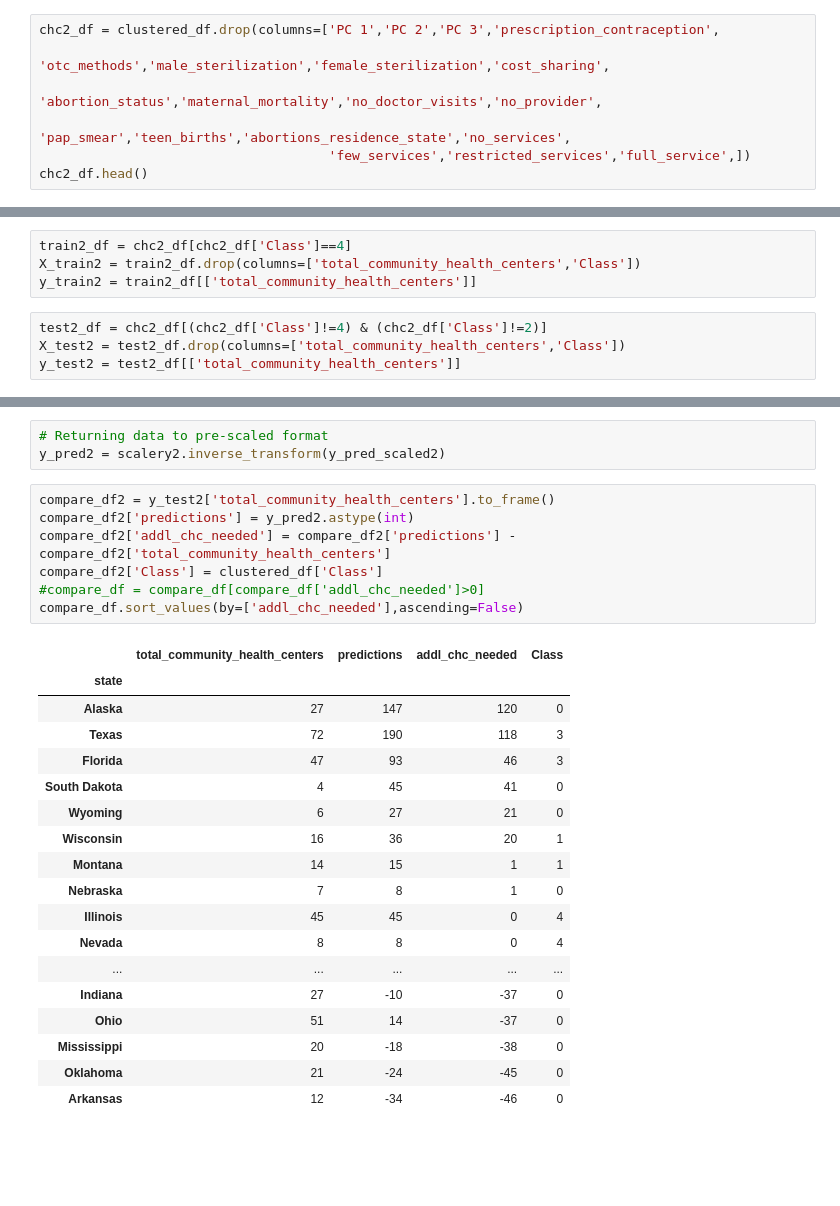
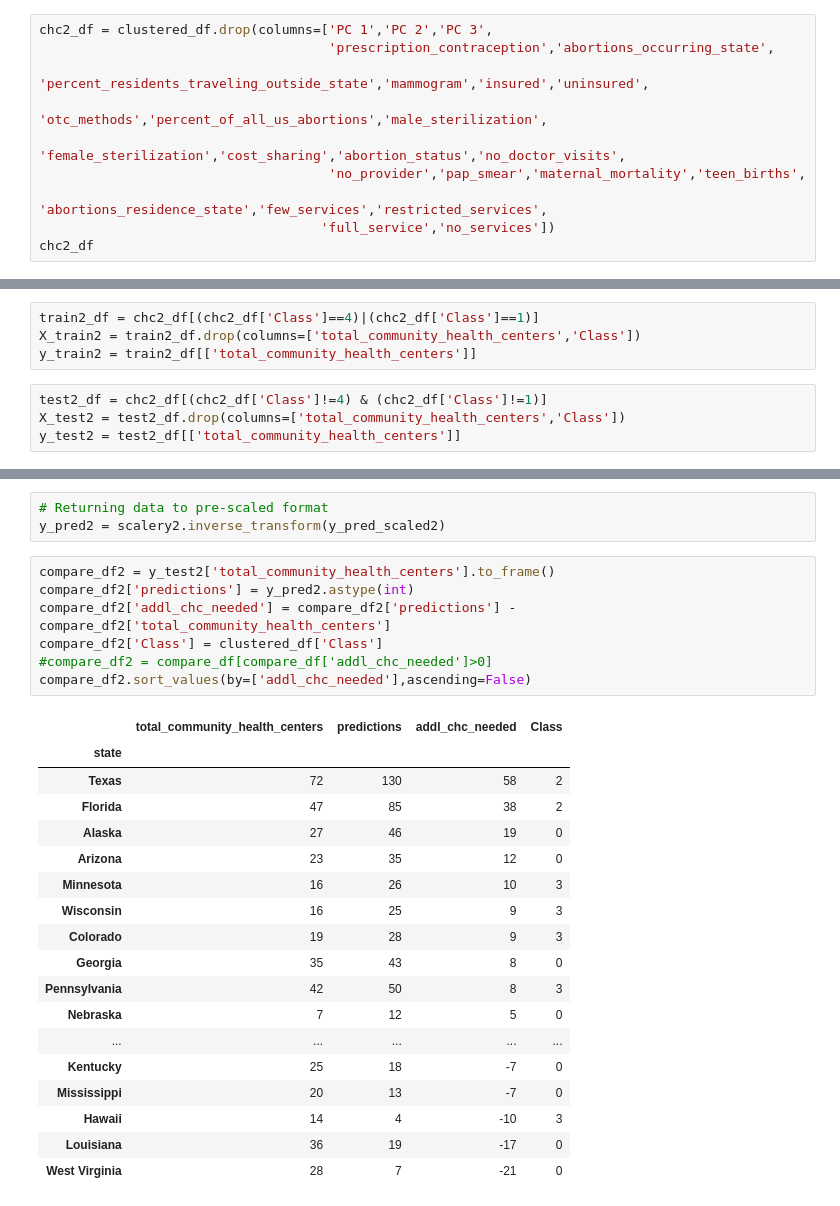
Before and after one commit to sarahcrozier/Reproductive_Health_Access, a Jupyter notebook: MLM_MLR.ipynb, the cells around one changed output, grey strips where cells are left out. Saved outputs shown, nothing was run; the diff lists cells and outputs as text; blank space fills up the shorter version.

```diff
--- a/MLM_MLR.ipynb
+++ b/MLM_MLR.ipynb
@@ -254,8 +232,11 @@ fi_df.sort_values(by=['Importance'], ascending=False)
 # %%
-chc2_df = clustered_df.drop(columns=['PC 1','PC 2','PC 3','prescription_contraception',
-                                     'otc_methods','male_sterilization','female_sterilization','cost_sharing',
-                                     'abortion_status','maternal_mortality','no_doctor_visits','no_provider',
-                                     'pap_smear','teen_births','abortions_residence_state','no_services',
-                                     'few_services','restricted_services','full_service',])
-chc2_df.head()
+chc2_df = clustered_df.drop(columns=['PC 1','PC 2','PC 3',
+                                     'prescription_contraception','abortions_occurring_state',
+                                     'percent_residents_traveling_outside_state','mammogram','insured','uninsured',
+                                     'otc_methods','percent_of_all_us_abortions','male_sterilization',
+                                     'female_sterilization','cost_sharing','abortion_status','no_doctor_visits',
+                                     'no_provider','pap_smear','maternal_mortality','teen_births',
+                                     'abortions_residence_state','few_services','restricted_services',
+                                    'full_service','no_services'])
+chc2_df
 # %% [output]
@@ -269,8 +261,8 @@ chc2_df.head()
 # %%
-train2_df = chc2_df[chc2_df['Class']==4]
+train2_df = chc2_df[(chc2_df['Class']==4)|(chc2_df['Class']==1)]
 X_train2 = train2_df.drop(columns=['total_community_health_centers','Class'])
 y_train2 = train2_df[['total_community_health_centers']]
 # %%
-test2_df = chc2_df[(chc2_df['Class']!=4) & (chc2_df['Class']!=2)]
+test2_df = chc2_df[(chc2_df['Class']!=4) & (chc2_df['Class']!=1)]
 X_test2 = test2_df.drop(columns=['total_community_health_centers','Class'])
 y_test2 = test2_df[['total_community_health_centers']]
@@ -300,26 +290,26 @@ y_pred2 = scalery2.inverse_transform(y_pred_scaled2)
 # %%
 compare_df2 = y_test2['total_community_health_centers'].to_frame()
 compare_df2['predictions'] = y_pred2.astype(int)
 compare_df2['addl_chc_needed'] = compare_df2['predictions'] - compare_df2['total_community_health_centers']
 compare_df2['Class'] = clustered_df['Class']
-#compare_df = compare_df[compare_df['addl_chc_needed']>0]
-compare_df.sort_values(by=['addl_chc_needed'],ascending=False)
+#compare_df2 = compare_df[compare_df['addl_chc_needed']>0]
+compare_df2.sort_values(by=['addl_chc_needed'],ascending=False)
 # %% [output]
 |  | total_community_health_centers | predictions | addl_chc_needed | Class |
 | state |  |  |  |  |
-| Alaska | 27 | 147 | 120 | 0 |
-| Texas | 72 | 190 | 118 | 3 |
-| Florida | 47 | 93 | 46 | 3 |
-| South Dakota | 4 | 45 | 41 | 0 |
-| Wyoming | 6 | 27 | 21 | 0 |
-| Wisconsin | 16 | 36 | 20 | 1 |
-| Montana | 14 | 15 | 1 | 1 |
-| Nebraska | 7 | 8 | 1 | 0 |
-| Illinois | 45 | 45 | 0 | 4 |
-| Nevada | 8 | 8 | 0 | 4 |
+| Texas | 72 | 130 | 58 | 2 |
+| Florida | 47 | 85 | 38 | 2 |
+| Alaska | 27 | 46 | 19 | 0 |
+| Arizona | 23 | 35 | 12 | 0 |
+| Minnesota | 16 | 26 | 10 | 3 |
+| Wisconsin | 16 | 25 | 9 | 3 |
+| Colorado | 19 | 28 | 9 | 3 |
+| Georgia | 35 | 43 | 8 | 0 |
+| Pennsylvania | 42 | 50 | 8 | 3 |
+| Nebraska | 7 | 12 | 5 | 0 |
 | ... | ... | ... | ... | ... |
-| Indiana | 27 | -10 | -37 | 0 |
-| Ohio | 51 | 14 | -37 | 0 |
-| Mississippi | 20 | -18 | -38 | 0 |
-| Oklahoma | 21 | -24 | -45 | 0 |
-| Arkansas | 12 | -34 | -46 | 0 |
+| Kentucky | 25 | 18 | -7 | 0 |
+| Mississippi | 20 | 13 | -7 | 0 |
+| Hawaii | 14 | 4 | -10 | 3 |
+| Louisiana | 36 | 19 | -17 | 0 |
+| West Virginia | 28 | 7 | -21 | 0 |
```
Also changed, not shown: parts of 25 cells of this notebook, 9 other files.
